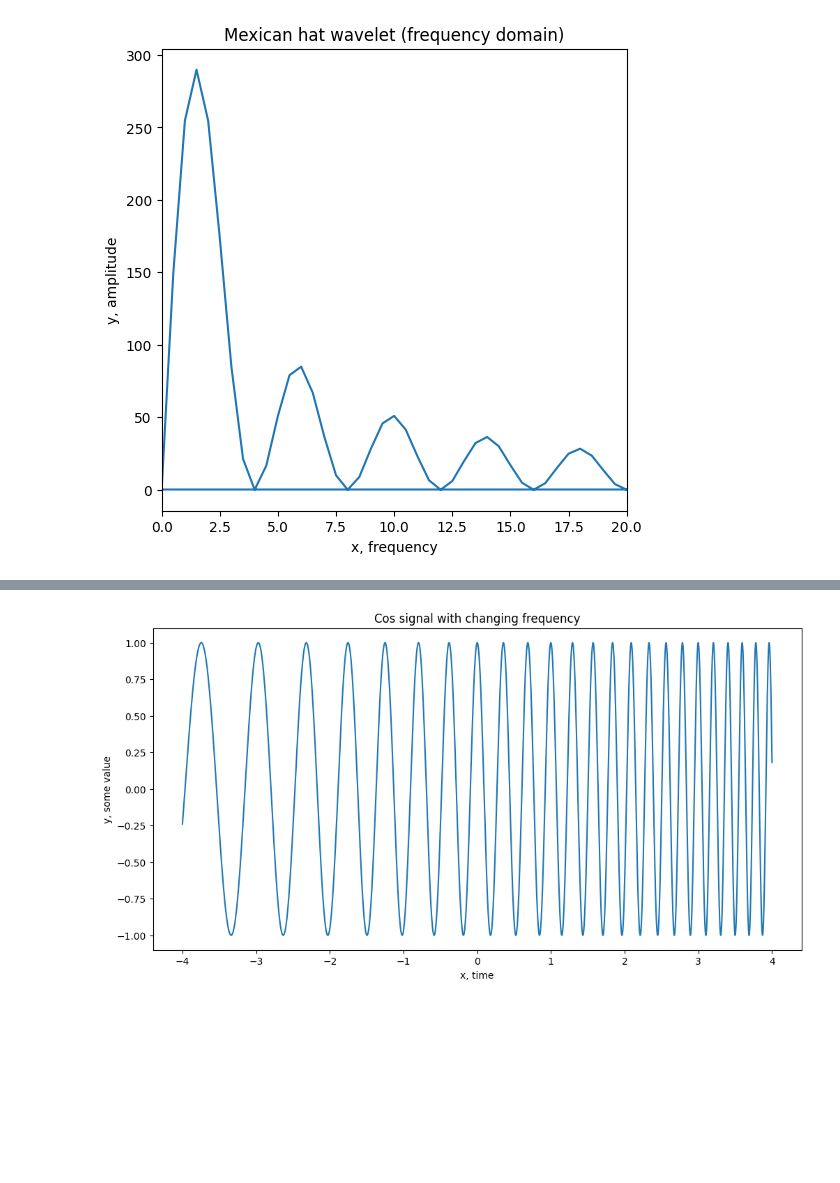
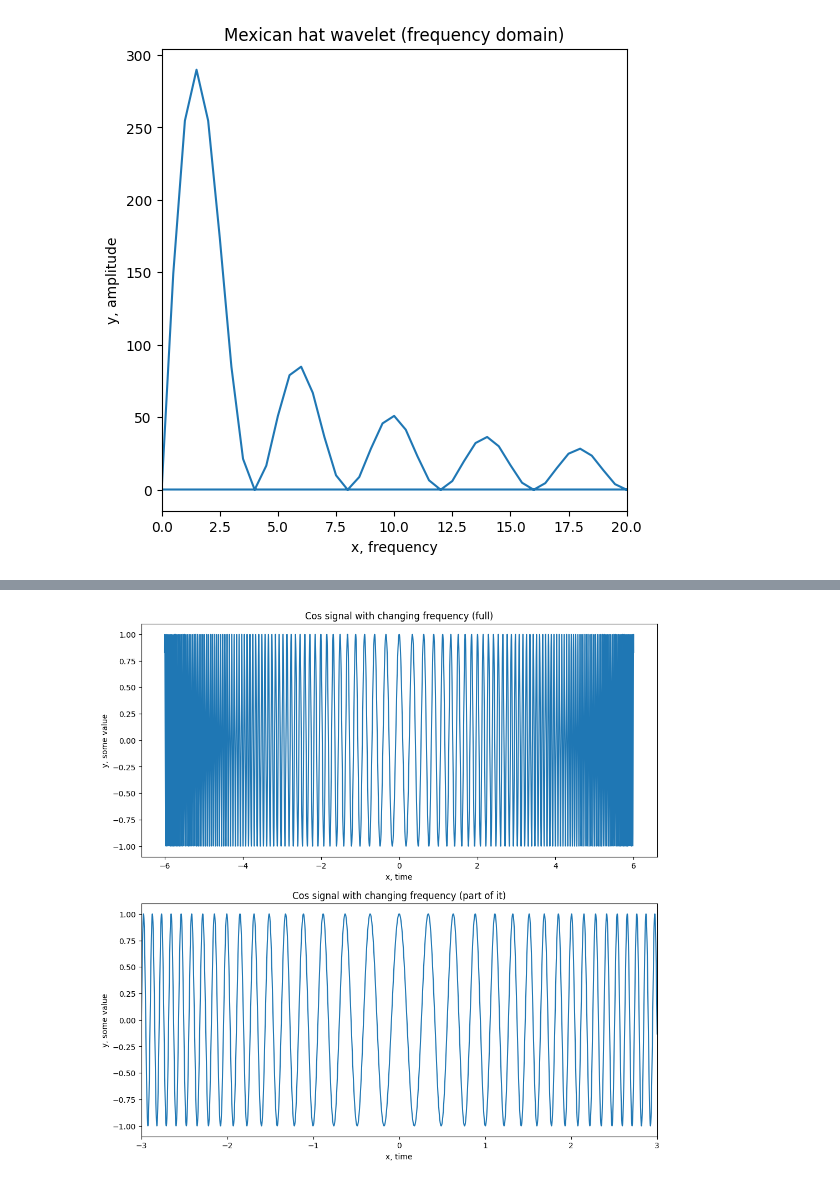
Before and after one commit to pimonov-student/another_digital_signal, a Jupyter notebook: lab_six.ipynb, the cells around one changed output, grey strips where cells are left out. Cells and saved outputs as stored; diff of their text form; code cells hidden in the pictures; blank space fills up the shorter version.

```diff
--- a/lab_six.ipynb
+++ b/lab_six.ipynb
@@ -159,17 +160,26 @@ plt.show()
 # %%
 def changing_cos(x):
-    f = np.exp(x / 10 + 1)
+    f = np.exp(abs(x) / 4 + 1)
     w = 2 * np.pi * f
     return np.cos(w * x)
 # %%
-arg_changing = np.linspace(-4, 4, 4000)
+arg_changing = np.linspace(-6, 6, 12000)
 y_changing = changing_cos(arg_changing)
 
-plt.figure(figsize=(12, 6))
+plt.figure(figsize=(12, 12))
+
+plt.subplot(211)
 plt.plot(arg_changing, y_changing)
-plt.title("Cos signal with changing frequency")
+plt.title("Cos signal with changing frequency (full)")
+plt.xlabel("x, time")
+plt.ylabel("y, some value")
+
+plt.subplot(212)
+plt.plot(arg_changing, y_changing)
+plt.title("Cos signal with changing frequency (part of it)")
+plt.xlim([-3, 3])
 plt.xlabel("x, time")
 plt.ylabel("y, some value")
 plt.show()
 # %% [output]
-[figure, old version]
+[figure, new version]
```
Also changed, not shown: parts of 7 cells of this notebook.
